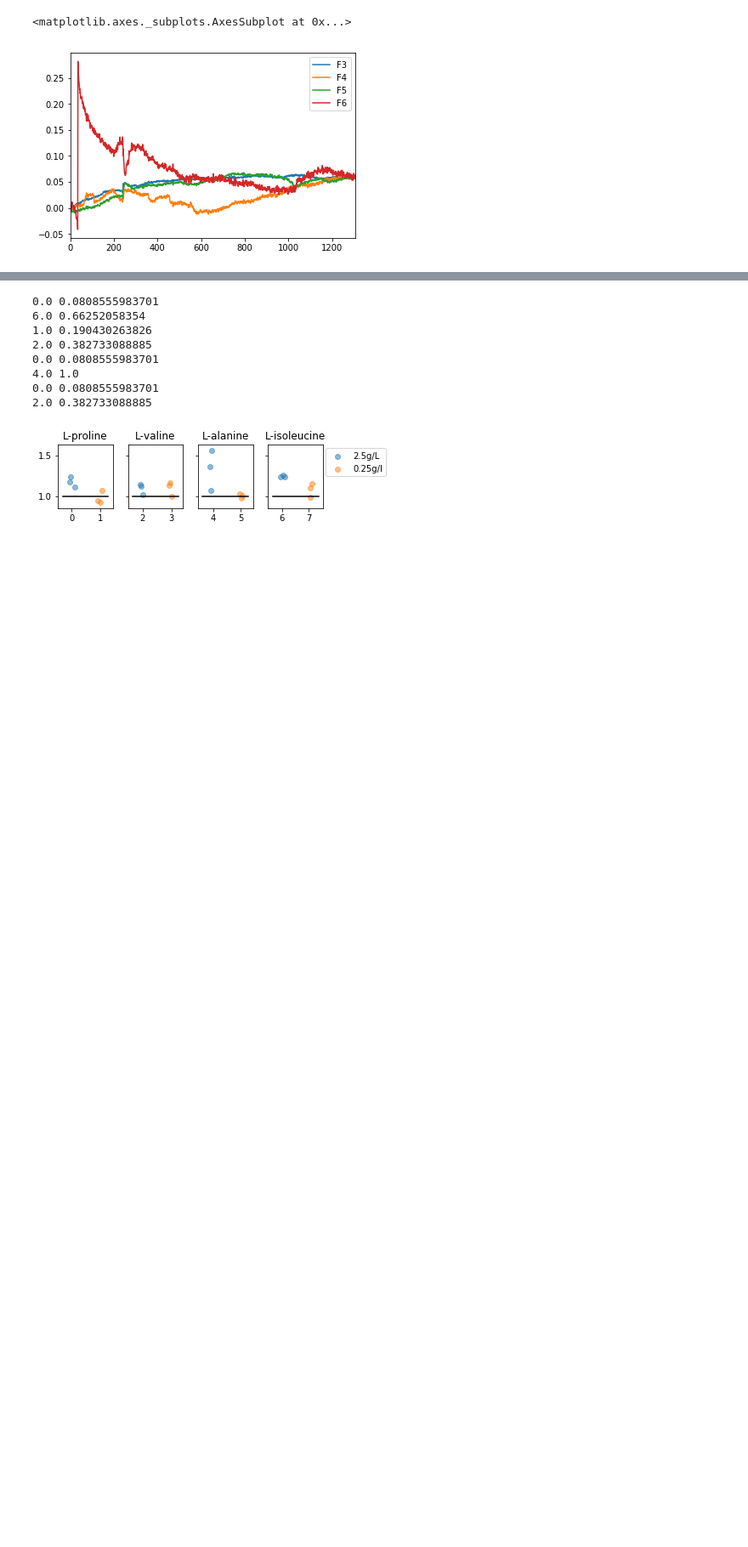
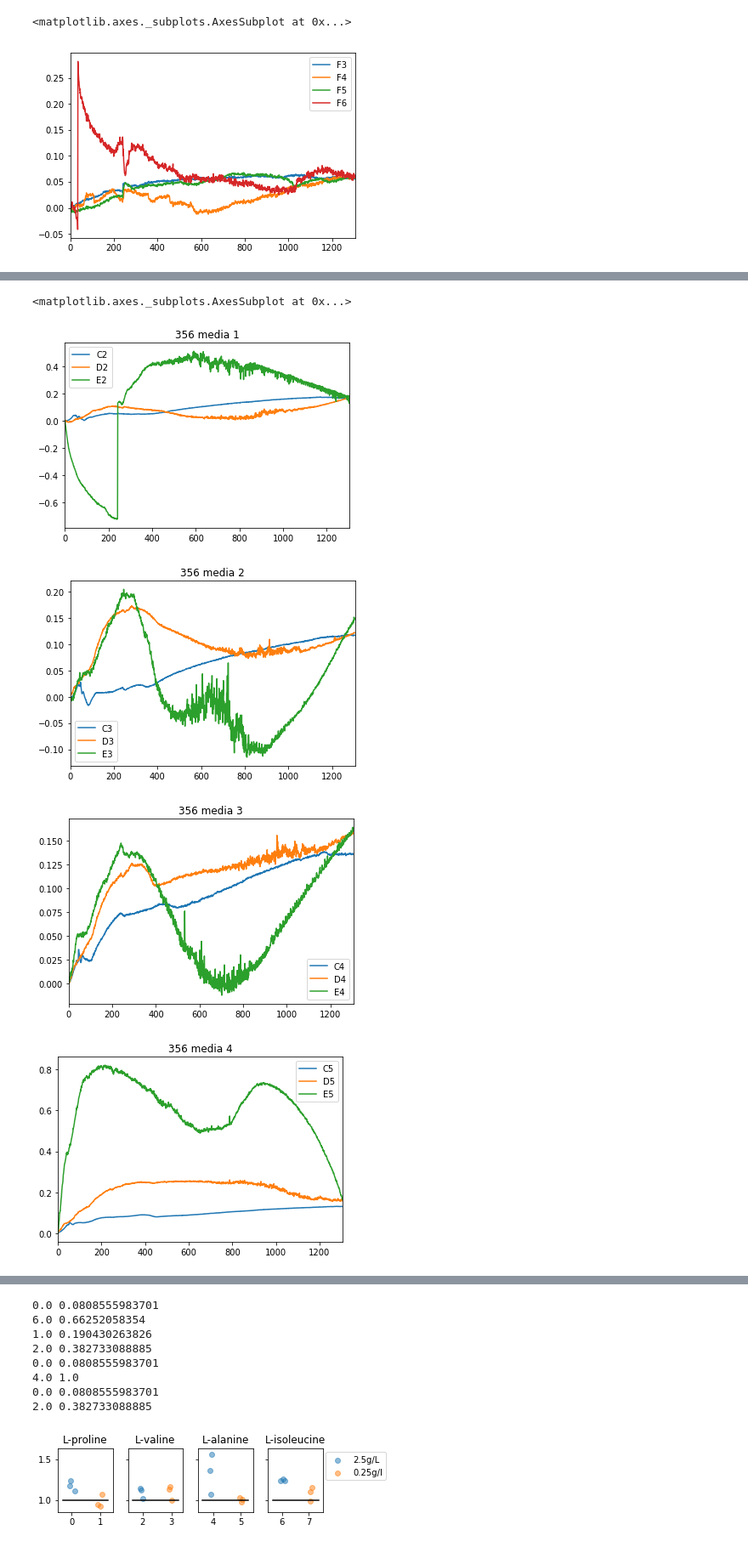
Before and after one commit to gregmedlock/asf_interactions, a Jupyter notebook: bin/growth_curves.ipynb, the cells around one changed output, grey strips where cells are left out. Shown at 85% size. Drawn from its saved outputs; the diff is of its cells as text; code cells hidden in the pictures; blank space fills up the shorter version.

```diff
--- a/bin/growth_curves.ipynb
+++ b/bin/growth_curves.ipynb
@@ -81,2 +81,19 @@ p1_normalized[['E2','E3','E4','E5','E6']].plot(title='ASF361 + less proline')
 [figure]
 [figure]
+# %%
+# plot some conditions
+p1_normalized[['C2','D2','E2']].plot(title='356 media 1')
+p1_normalized[['C3','D3','E3']].plot(title='356 media 2')
+p1_normalized[['C4','D4','E4']].plot(title='356 media 3')
+p1_normalized[['C5','D5','E5']].plot(title='356 media 4')
+p1_normalized[['C6','D6','E6']].plot(title='356 media 5')
+p1_normalized[['C7','D7','E7']].plot(title='356 media 6')
+p1_normalized[['C8','D8','E8']].plot(title='356 media 7')
+p1_normalized[['C9','D9','E9']].plot(title='356 media 8')
+p1_normalized[['C10','D10','E10']].plot(title='356 media 9')
+# %% [output]
+<matplotlib.axes._subplots.AxesSubplot at 0x...>
+[figure, added]
+[figure, added]
+[figure, added]
+[figure, added]
```
Also changed, not shown: parts of 2 cells of this notebook.
